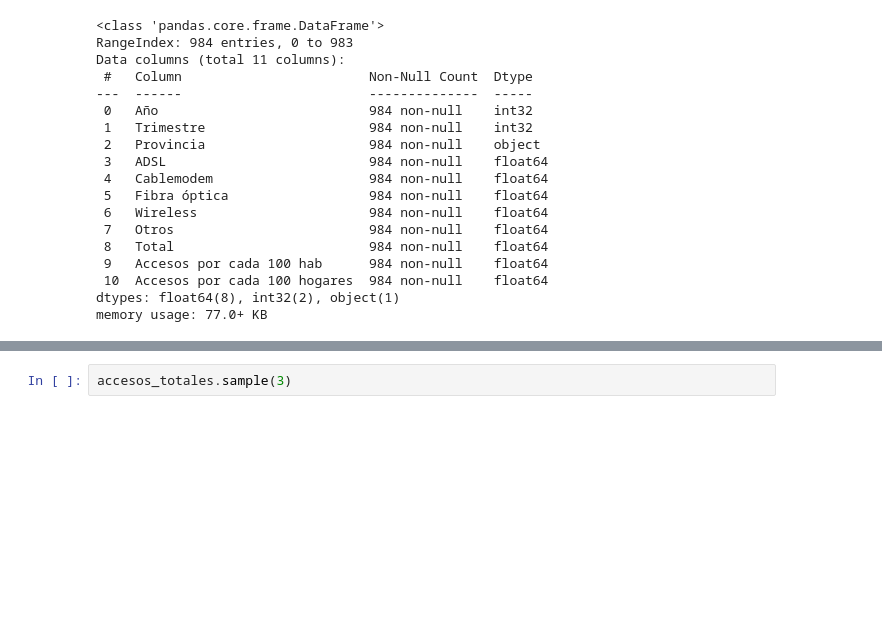
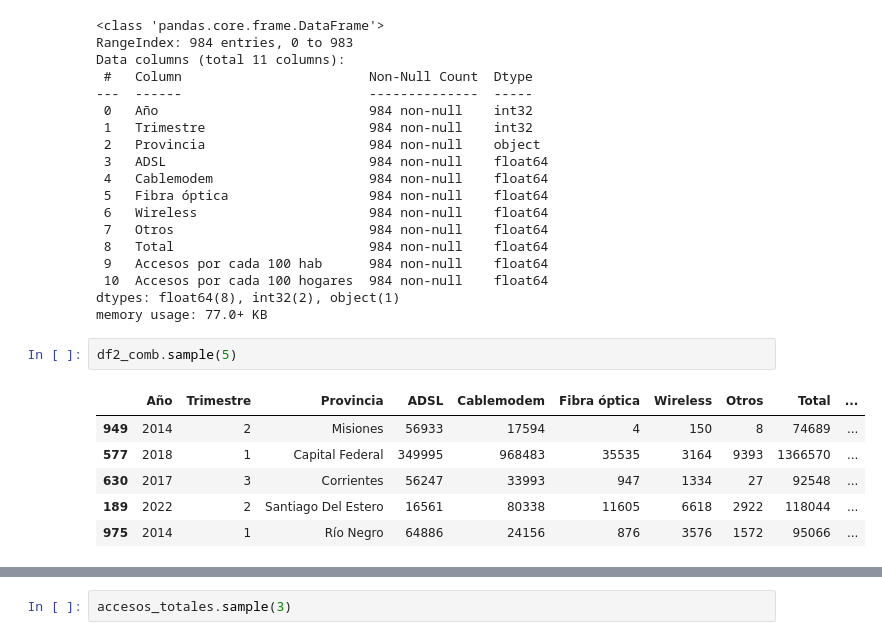
Before and after one commit to RomaDolcenera/PI2_enacom, a Jupyter notebook: ETL.ipynb, the cells around one changed output, grey strips where cells are left out. Saved outputs shown, nothing was run; the diff lists cells and outputs as text; blank space fills up the shorter version.

```diff
--- a/ETL.ipynb
+++ b/ETL.ipynb
@@ -402,4 +193,13 @@ Data columns (total 11 columns):
  10  Accesos por cada 100 hogares  984 non-null    float64
 dtypes: float64(8), int32(2), object(1)
 memory usage: 77.0+ KB
+# %%
+df2_comb.sample(5)
+# %% [output]
+|  | Año | Trimestre | Provincia | ADSL | Cablemodem | Fibra óptica | Wireless | Otros | Total | ... |
+| 949 | 2014 | 2 | Misiones | 56933 | 17594 | 4 | 150 | 8 | 74689 | ... |
+| 577 | 2018 | 1 | Capital Federal | 349995 | 968483 | 35535 | 3164 | 9393 | 1366570 | ... |
+| 630 | 2017 | 3 | Corrientes | 56247 | 33993 | 947 | 1334 | 27 | 92548 | ... |
+| 189 | 2022 | 2 | Santiago Del Estero | 16561 | 80338 | 11605 | 6618 | 2922 | 118044 | ... |
+| 975 | 2014 | 1 | Río Negro | 64886 | 24156 | 876 | 3576 | 1572 | 95066 | ... |
 # %%
```
Also changed, not shown: parts of 29 cells of this notebook, 16 other files.
